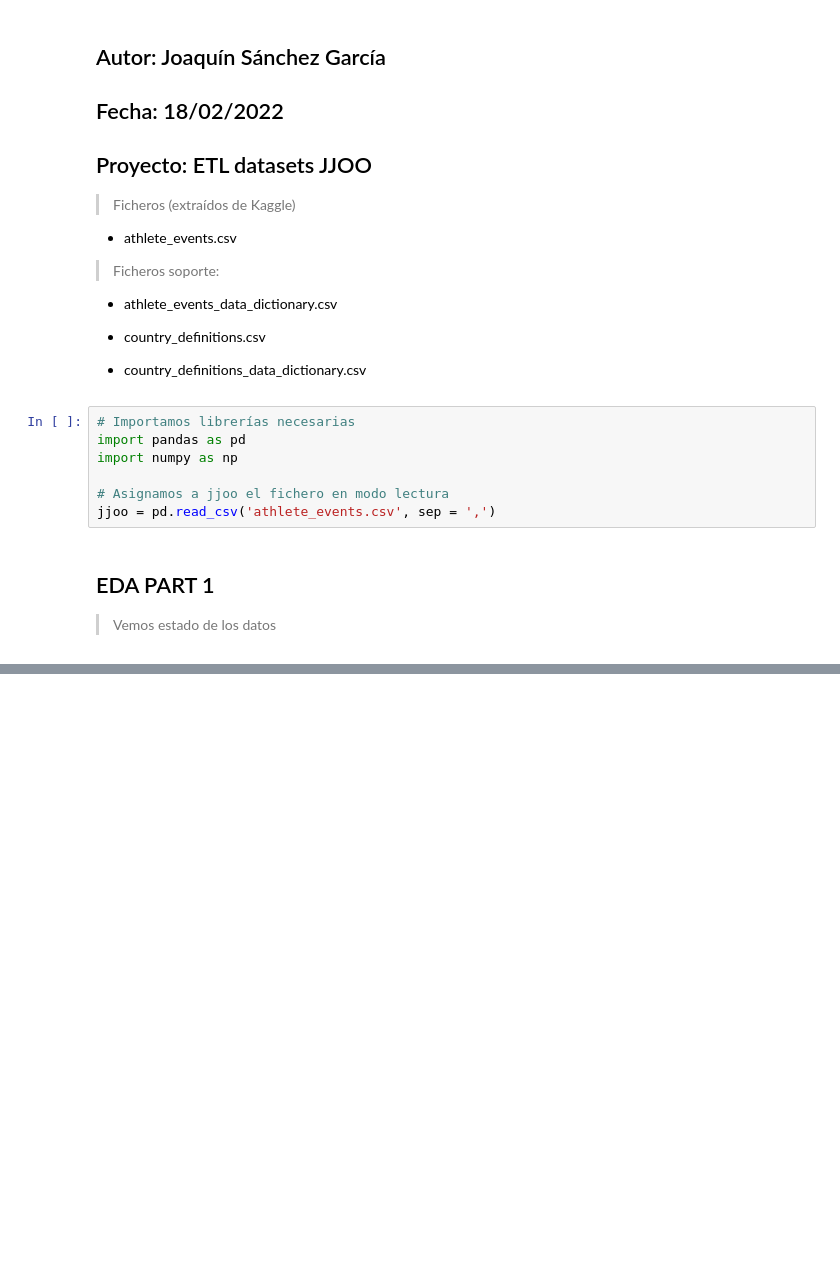
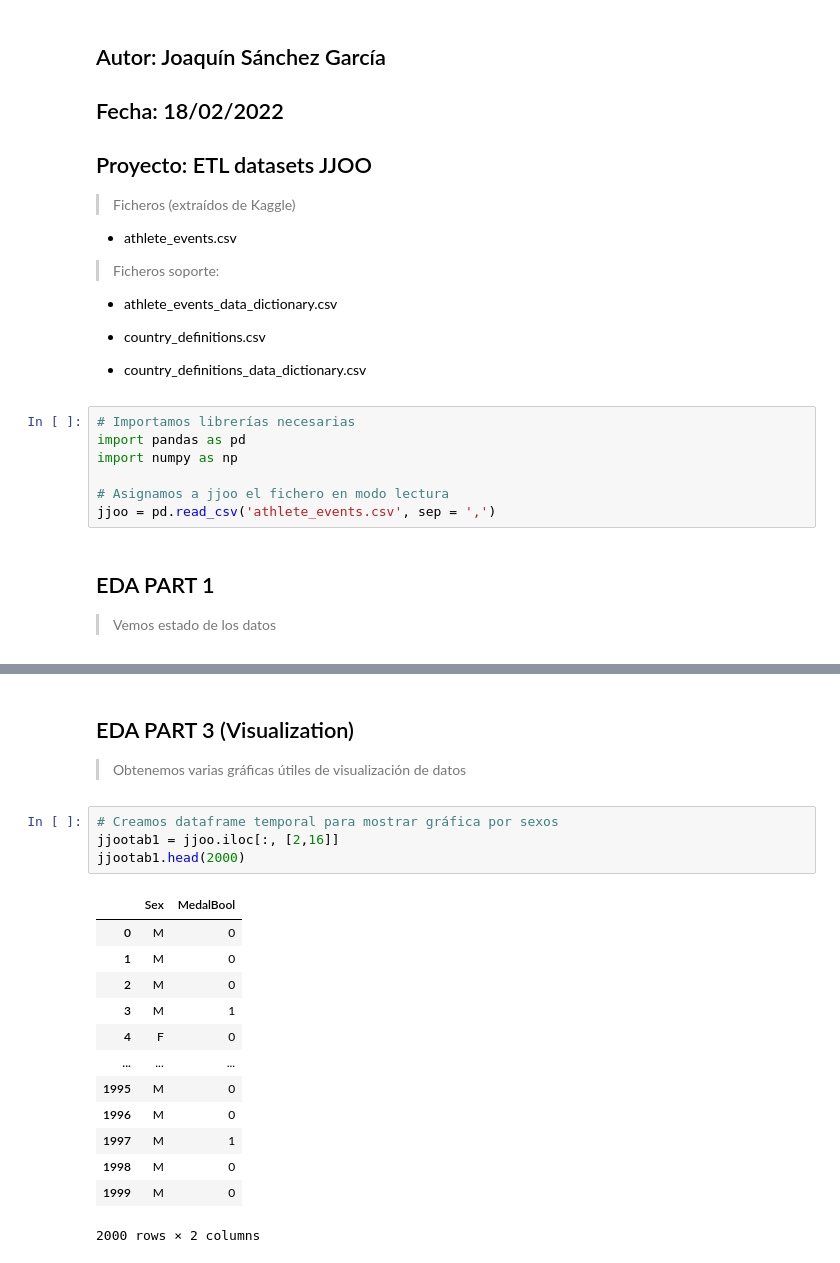
Before and after one commit to jsgolpof/JJOO-Pandas, a Jupyter notebook: JJOO_Data_analysis.ipynb, the cells around one changed output, grey strips where cells are left out. Drawn from its saved outputs; the diff is of its cells as text; blank space fills up the shorter version.

```diff
--- a/JJOO_Data_analysis.ipynb
+++ b/JJOO_Data_analysis.ipynb
@@ -49,0 +103,22 @@ jjoo.head(20)
+# %% [markdown]
+## EDA PART 3 (Visualization)
+
+> Obtenemos varias gráficas útiles de visualización de datos
+# %%
+# Creamos dataframe temporal para mostrar gráfica por sexos
+jjootab1 = jjoo.iloc[:, [2,16]]
+jjootab1.head(2000)
+# %% [output]
+|  | Sex | MedalBool |
+| 0 | M | 0 |
+| 1 | M | 0 |
+| 2 | M | 0 |
+| 3 | M | 1 |
+| 4 | F | 0 |
+| ... | ... | ... |
+| 1995 | M | 0 |
+| 1996 | M | 0 |
+| 1997 | M | 1 |
+| 1998 | M | 0 |
+| 1999 | M | 0 |
+2000 rows × 2 columns
```
Also changed, not shown: parts of 10 cells of this notebook.
